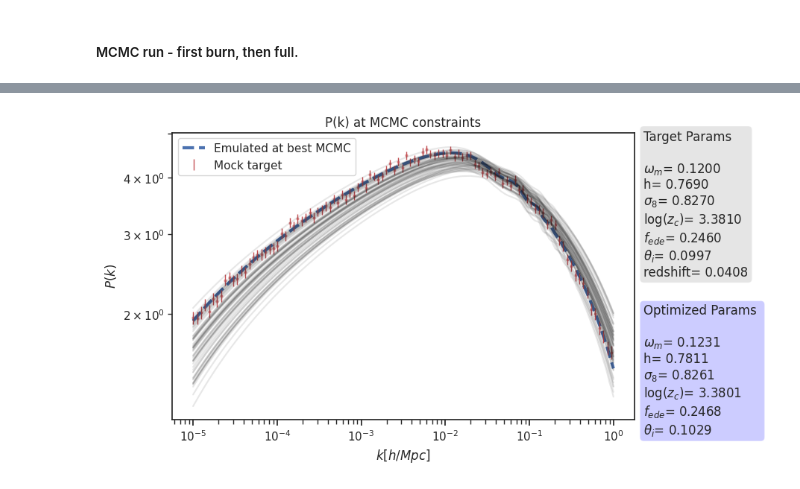
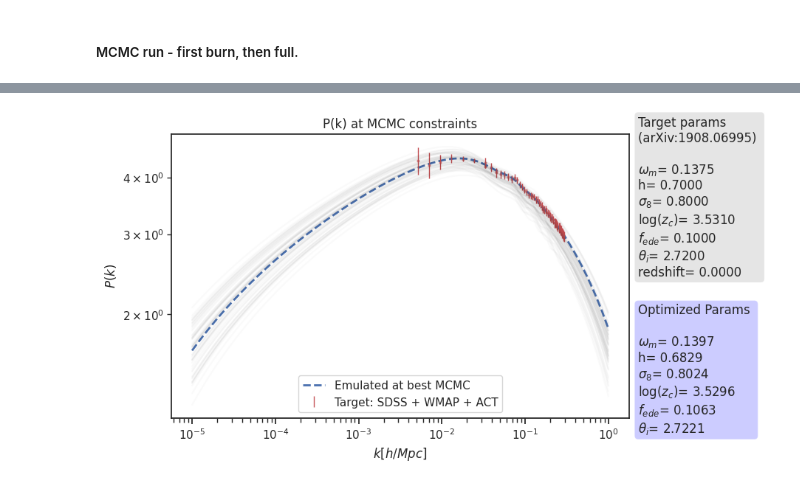
Before and after one commit to nesar/EarlyDarkEmu, a Jupyter notebook: nbs/index.ipynb, the cells around one changed output, grey strips where cells are left out. Drawn from its saved outputs; the diff is of its cells as text; code cells hidden in the pictures.

Commit message:
real data mcmc

```diff
--- a/nbs/index.ipynb
+++ b/nbs/index.ipynb
@@ -42,3 +42,4 @@ if_savefig = False
 
 if_pk_log = True ## P(k) is to be in log10 scaling
 if_y_scale_plot_log = not if_pk_log
+if_separate_test_set = True
@@ -365,20 +602,45 @@ redshift:  0.0408163
+# %%
+if not create_mock_obs:
+    redshift = 0.0
+
+    k_sdss, pk_sdss, pk_error_sdss = load_sdss()
+    k_wmap, pk_wmap, pk_error_wmap = load_wmap()
+
+
+    x_target_mcmc = np.concatenate([k_sdss, k_wmap])
+    y_target_mcmc = np.concatenate([pk_sdss, pk_wmap])
+
+    yerr_target_mcmc = np.concatenate([pk_error_sdss, pk_error_wmap])
+
+    params_calib = [[0.1375, 0.7, 0.8, 3.531, 0.1, 2.72]]  ## Best EDE values from 1908.06995
+    x_grid = k_all
 # %%
 
 f, a = plt.subplots(1,1, figsize = (8, 5))
 input_params_and_redshift = np.append(params_calib, redshift)
 bk_target, err_target = emu_redshift(input_params_and_redshift[np.newaxis, :], sepia_model_list, z_all)
-a.plot(k_all, bk_target[:, 0], label='Emulated at target params', lw=5, ls='--')
-a.errorbar(x_target_mcmc, y_target_mcmc, yerr_target_mcmc, label='Target mock observations', ls='none', lw=1, color = "r")
-a.scatter(x_target_mcmc, y_target_mcmc, s = 5, marker = "h", color = "r")
+a.plot(k_all, bk_target[:, 0], label='Emulated at target params', lw=2, ls='--', color='blue')
+
+if create_mock_obs:
+    data_label = 'Target mock observations'
+else:
+    data_label = 'Target: SDSS + WMAP + ACT'
+
+a.errorbar(x_target_mcmc, y_target_mcmc, yerr_target_mcmc, label=data_label, ls='none', lw=1, color = "r")
+a.scatter(x_target_mcmc, y_target_mcmc, s = 5, marker = "h", color = "k")
 
 
-a.plot(k_all, Pk_all[:, z_index, :].T, 'k', alpha=0.1)
+a.plot(k_all, Pk_all[:, z_index, :].T, 'k', alpha=0.02)
 
 
 plt.plot(k_all, emulate(sepia_model_list[z_index], input_params_and_redshift[:-1])[0], label='grid z=%.4f'%z_all[z_index])
 plt.plot(k_all, emulate(sepia_model_list[z_index+1], input_params_and_redshift[:-1])[0], label='grid z=%.4f'%z_all[z_index + 1])
 
-string_print0 = 'Target Params \n\n'
+
+
+if create_mock_obs: string_print0 = 'Target Params \n (from sim) \n\n'
+if not create_mock_obs: string_print0 = 'Target params \n(arXiv:1908.06995) \n\n'
+
 string_print1 = PARAM_NAME[0] + '= %.4f'%input_params_and_redshift[0] + '\n'
 string_print2 = PARAM_NAME[1] + '= %.4f'%input_params_and_redshift[1] + '\n'
 string_print3 = PARAM_NAME[2] + '= %.4f'%input_params_and_redshift[2] + '\n'
@@ -455,17 +717,17 @@ mcmc results: 0.12313148687491436 0.7811253245333535 0.8260929529371772 3.380054
 f, a = plt.subplots(1,1, figsize = (8, 5))
 input_params_and_redshift = np.append(p_mcmc, redshift)
 bk_mcmc, err_mcmc = emu_redshift(input_params_and_redshift[np.newaxis, :], sepia_model_list, z_all)
-a.plot(k_all, bk_mcmc[:, 0], label='Emulated at best MCMC', lw=3, ls='--')
-a.errorbar(x_target_mcmc, y_target_mcmc, yerr_target_mcmc, label='Mock target', ls='none', lw=1, color = "r")
+a.plot(k_all, bk_mcmc[:, 0], label='Emulated at best MCMC', lw=2, ls='--')
+a.errorbar(x_target_mcmc, y_target_mcmc, yerr_target_mcmc, label=data_label, ls='none', lw=1, color = "r")
 a.scatter(x_target_mcmc, y_target_mcmc, s = 5, marker = "h", color = "r", alpha=0.5)
 
-a.plot(k_all, Pk_all[:, z_index, :].T, 'k', alpha=0.1)
+a.plot(k_all, Pk_all[:, z_index, :].T, 'k', alpha=0.02)
 
 
 # plt.plot(k_all, emulate(sepia_model_list[z_index], input_params_and_redshift[:-1])[0], label='Z1')
 # plt.plot(k_all, emulate(sepia_model_list[z_index+1], input_params_and_redshift[:-1])[0], label='Z2')
 
-string_print0 = 'Target Params \n\n'
+
 string_print1 = PARAM_NAME[0] + '= %.4f'%params_calib[0][0] + '\n'
 string_print2 = PARAM_NAME[1] + '= %.4f'%params_calib[0][1] + '\n'
 string_print3 = PARAM_NAME[2] + '= %.4f'%params_calib[0][2] + '\n'
@@ -478,34 +740,34 @@ string_print8 = 'redshift' + '= %.4f'%redshift
 string_print = string_print0 + string_print1 + string_print2 + string_print3 + string_print4 + string_print5 + string_print6  + string_print8
 
 props = dict(boxstyle='round', facecolor='gray', alpha=0.2)
 plt.text(1.02, 0.5, string_print, transform=a.transAxes, fontsize=12, bbox=props)
 
 string_print0_mcmc = 'Optimized Params \n\n'
 string_print1_mcmc = PARAM_NAME[0] + '= %.4f'%p_mcmc[0] + '\n'
 string_print2_mcmc = PARAM_NAME[1] + '= %.4f'%p_mcmc[1] + '\n'
 string_print3_mcmc = PARAM_NAME[2] + '= %.4f'%p_mcmc[2] + '\n'
 string_print4_mcmc = PARAM_NAME[3] + '= %.4f'%p_mcmc[3] + '\n'
 string_print5_mcmc = PARAM_NAME[4] + '= %.4f'%p_mcmc[4] + '\n'
 string_print6_mcmc = PARAM_NAME[5] + '= %.4f'%p_mcmc[5]
 
 string_print_mcmc = string_print0_mcmc + string_print1_mcmc + string_print2_mcmc + string_print3_mcmc + string_print4_mcmc + string_print5_mcmc + string_print6_mcmc
 
 props = dict(boxstyle='round', facecolor='blue', alpha=0.2)
 plt.text(1.02, -0.05, string_print_mcmc, transform=a.transAxes, fontsize=12, bbox=props)
 
 
 
 a.set_xscale('log')
 a.set_yscale('log')
 plt.title('P(k) at MCMC constraints')
 a.set_xlabel(r'$k [h/Mpc]$')
 a.set_ylabel(r'$P(k)$')
 plt.legend()
 
 if if_savefig:
     plt.savefig('../../../Plots/mcmc_results_Bk.png', bbox_inches='tight')
 # %% [output]
-[figure, old version]
+[figure, new version]
 # %%
 #| hide
 
```
Also changed, not shown: parts of 18 cells of this notebook, 59 other files.
